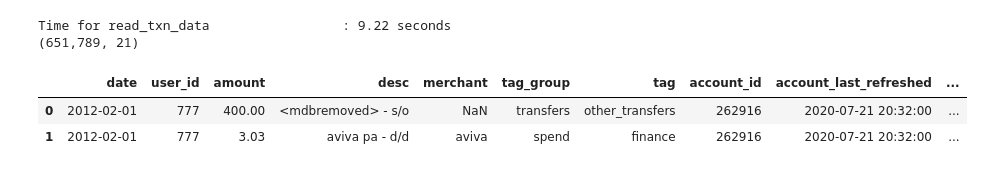
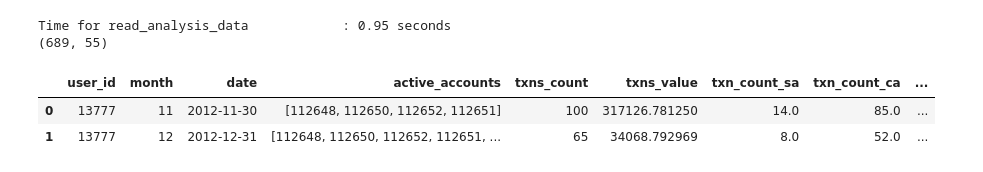
Before and after one commit to fabiangunzinger/entropy, a Jupyter notebook: notebooks/scratchpad.ipynb, the cells around one changed output. Drawn from its saved outputs; the diff is of its cells as text; code cells hidden in the pictures.

Commit message:
Updated analysis

```diff
--- a/notebooks/scratchpad.ipynb
+++ b/notebooks/scratchpad.ipynb
@@ -25,11 +25,11 @@ pd.set_option("max_colwidth", None)
 
 fs = s3fs.S3FileSystem(profile="3di")
 # %%
-df = hd.read_txn_data("777")
+df = hd.read_analysis_data("777")
 hd.inspect(df)
 # %% [output]
-Time for read_txn_data                 : 9.22 seconds
-(651,789, 21)
+Time for read_analysis_data            : 0.95 seconds
+(689, 55)
-|  | date | user_id | amount | desc | merchant | tag_group | tag | account_id | account_last_refreshed | ... |
-| 0 | 2012-02-01 | 777 | 400.00 | <mdbremoved> - s/o | NaN | transfers | other_transfers | 262916 | 2020-07-21 20:32:00 | ... |
-| 1 | 2012-02-01 | 777 | 3.03 | aviva pa - d/d | aviva | spend | finance | 262916 | 2020-07-21 20:32:00 | ... |
+|  | user_id | month | date | active_accounts | txns_count | txns_value | txn_count_sa | txn_count_ca | ... |
+| 0 | 13777 | 11 | 2012-11-30 | [112648, 112650, 112652, 112651] | 100 | 317126.781250 | 14.0 | 85.0 | ... |
+| 1 | 13777 | 12 | 2012-12-31 | [112648, 112650, 112652, 112651, ... | 65 | 34068.792969 | 8.0 | 52.0 | ... |
```
Also changed, not shown: parts of 2 cells of this notebook, 5 other files.
